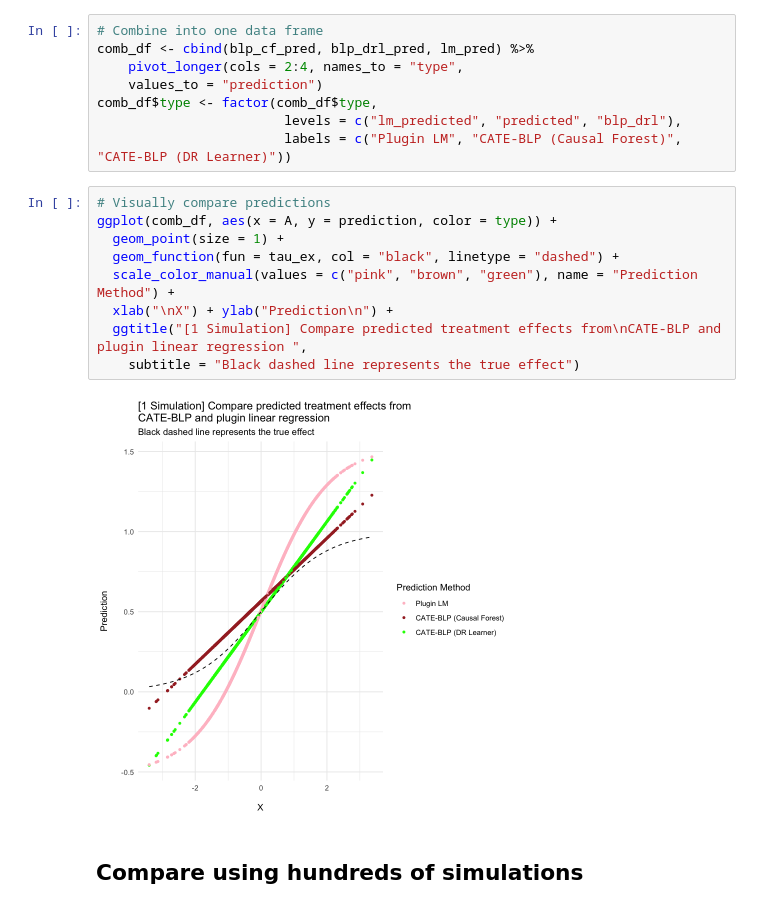
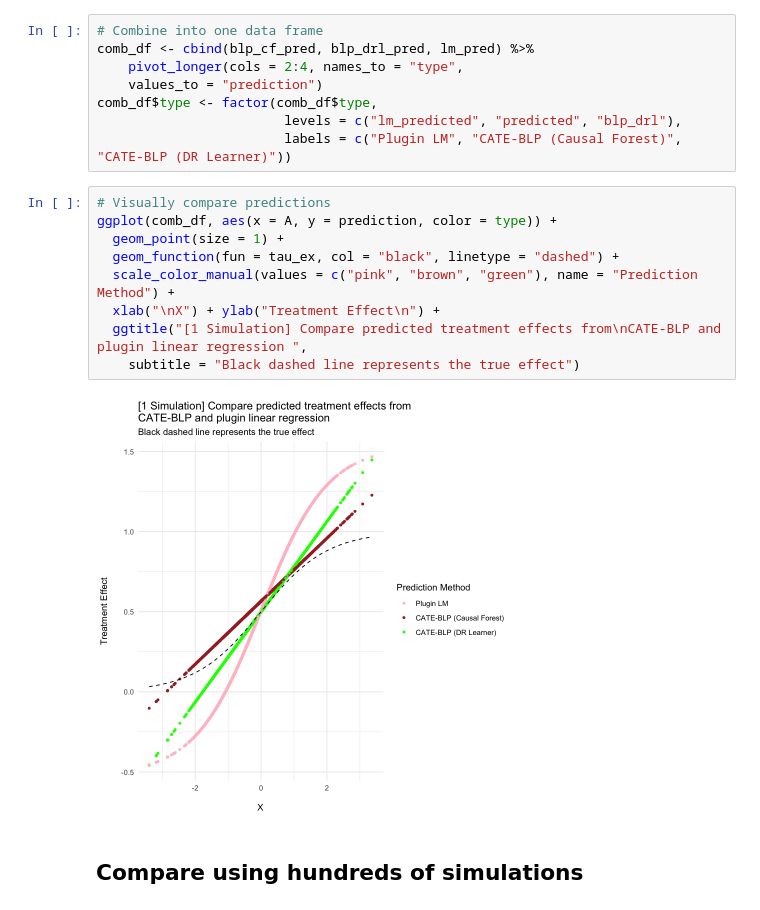
Before and after one commit to christophergandrud/blpopt, a Jupyter notebook: notebooks/compare-cate-blp-with-naive-lm.ipynb, the cells around one changed output. Saved outputs shown, nothing was run; the diff lists cells and outputs as text.

```diff
--- a/notebooks/compare-cate-blp-with-naive-lm.ipynb
+++ b/notebooks/compare-cate-blp-with-naive-lm.ipynb
@@ -62,14 +62,14 @@ comb_df$type <- factor(comb_df$type,
 # %%
 # Visually compare predictions
 ggplot(comb_df, aes(x = A, y = prediction, color = type)) +
   geom_point(size = 1) +
   geom_function(fun = tau_ex, col = "black", linetype = "dashed") +
   scale_color_manual(values = c("pink", "brown", "green"), name = "Prediction Method") +
-  xlab("\nX") + ylab("Prediction\n") +
+  xlab("\nX") + ylab("Treatment Effect\n") +
   ggtitle("[1 Simulation] Compare predicted treatment effects from\nCATE-BLP and plugin linear regression ",
     subtitle = "Black dashed line represents the true effect")
 # %% [output]
-[figure, old version]
+[figure, new version]
 # %% [markdown]
 ## Compare using hundreds of simulations
 # %%
```
